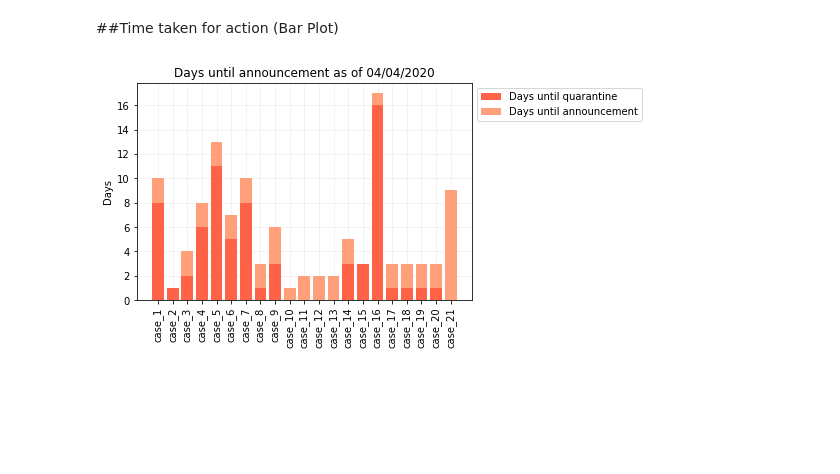
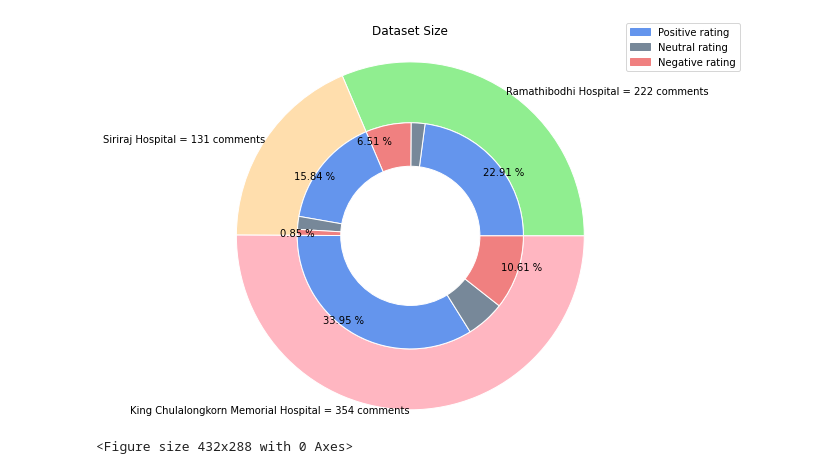
Before and after one commit to finerbrighterlighter/sentimental_analysis, a Jupyter notebook: visualization.ipynb, the cells around one changed output. Saved outputs shown, nothing was run; the diff lists cells and outputs as text; code cells hidden in the pictures; blank space fills up the shorter version.

```diff
--- a/visualization.ipynb
+++ b/visualization.ipynb
@@ -271,23 +0,0 @@ files.download(timeline)
-# %% [markdown]
-##Time taken for action (Bar Plot)
-# %%
-fig, ax = plt.subplots()
-ax.grid(linestyle=':', linewidth='0.5', color='silver')
-ax.set_axisbelow(True)
-
-index = np.arange(len(timeline_df["case_id"]))
-
-p1 = plt.bar(index, timeline_df["until_qua"], color = "tomato")
-p2 = plt.bar(index, timeline_df["until_ann"], bottom=timeline_df["until_qua"], color = "lightsalmon")
-
-plt.ylabel("Days", fontsize=10)
-plt.title("Days until announcement as of "+str(df.ann_date.max().strftime("%d/%m/%Y")))
-plt.xticks(index,timeline_df["case_id"], fontsize=10, rotation=90)
-plt.legend((p1[0], p2[0]), ("Days until quarantine", "Days until announcement"),loc="upper left", bbox_to_anchor=(1, 1))
-
-days = str(df["ann_date"][df.index[-1]])+"_time_for_action.svg"
-plt.savefig(days, bbox_inches = "tight")
-plt.show()
-files.download(days)
-# %% [output]
-[figure, removed]
@@ -293,0 +71,44 @@ files.download(days)
+# %%
+df = pd.read_csv(PATH+"candidate_hospitals_translated.csv")
+
+# positive and negative ratings
+df_pos = df.loc[(df.score==4) | (df.score==5)]
+df_neg = df.loc[(df.score==1) | (df.score==2)]
+# %%
+rama = len(df[df.hospital.isin(["ramathibodi-hospital"])])
+sriraj = len(df[df.hospital.isin(["siriraj-hospital"])])
+chula = len(df[df.hospital.isin(["king-chulalongkorn-memorial-hospital"])])
+rama_pos = len(df_pos[df_pos.hospital.isin(["ramathibodi-hospital"])])/len(df)
+rama_neu = len(df[(df.hospital.isin(["ramathibodi-hospital"])) & (df.score==3)])/len(df)
+rama_neg = len(df_neg[df_neg.hospital.isin(["ramathibodi-hospital"])])/len(df)
+sriraj_pos = len(df_pos[df_pos.hospital.isin(["siriraj-hospital"])])/len(df)
+sriraj_neu = len(df[(df.hospital.isin(["siriraj-hospital"])) & (df.score==3)])/len(df)
+sriraj_neg = len(df_neg[df_neg.hospital.isin(["siriraj-hospital"])])/len(df)
+chula_pos = len(df_pos[df_pos.hospital.isin(["king-chulalongkorn-memorial-hospital"])])/len(df)
+chula_neu = len(df[(df.hospital.isin(["king-chulalongkorn-memorial-hospital"])) & (df.score==3)])/len(df)
+chula_neg = len(df_neg[df_neg.hospital.isin(["king-chulalongkorn-memorial-hospital"])])/len(df)
+
+# First Ring (outside)
+fig, ax = plt.subplots()
+ax.axis('equal')
+mypie, _ = ax.pie([rama,sriraj,chula], radius=2, labels=["Ramathibodhi Hospital = "+str(rama)+" comments", "Siriraj Hospital = "+str(sriraj)+" comments","King Chulalongkorn Memorial Hospital = "+str(chula)+" comments"], labeldistance=1,colors=["lightgreen", "navajowhite", "lightpink"])
+plt.setp( mypie, width=0.7, edgecolor='white')
+
+# Second Ring (Inside)
+mypie2, _ = ax.pie([rama_pos,rama_neu,rama_neg,sriraj_pos,sriraj_neu,sriraj_neg,chula_pos,chula_neu,chula_neg], radius=2-0.7, labels=["{:.2f}".format(rama_pos*100)+" %"," ","{:.2f}".format(rama_neg*100)+" %","{:.2f}".format(sriraj_pos*100)+" %"," ","{:.2f}".format(sriraj_neg*100)+" %","{:.2f}".format(chula_pos*100)+" %"," ","{:.2f}".format(chula_neg*100)+" %"], labeldistance=0.85, colors=["cornflowerblue", "lightslategrey", "lightcoral","cornflowerblue", "lightslategrey", "lightcoral","cornflowerblue", "lightslategrey", "lightcoral"])
+plt.setp( mypie2, width=0.5, edgecolor='white')
+plt.margins(0,0)
+
+pos = mpatches.Patch(color="cornflowerblue",   label="Positive rating")
+neu = mpatches.Patch(color="lightslategrey", label="Neutral rating")
+neg = mpatches.Patch(color="lightcoral", label="Negative rating")
+plt.legend(handles=[pos,neu,neg], bbox_to_anchor=(1.5, 1.5))
+
+plt.title("Dataset Size",y=1.4)
+plt.show()
+
+plt.savefig("data_size.svg")
+files.download("data_size.svg")
+# %% [output]
+[figure, added]
+<Figure size 432x288 with 0 Axes>
```
Also changed, not shown: parts of 37 cells of this notebook.
